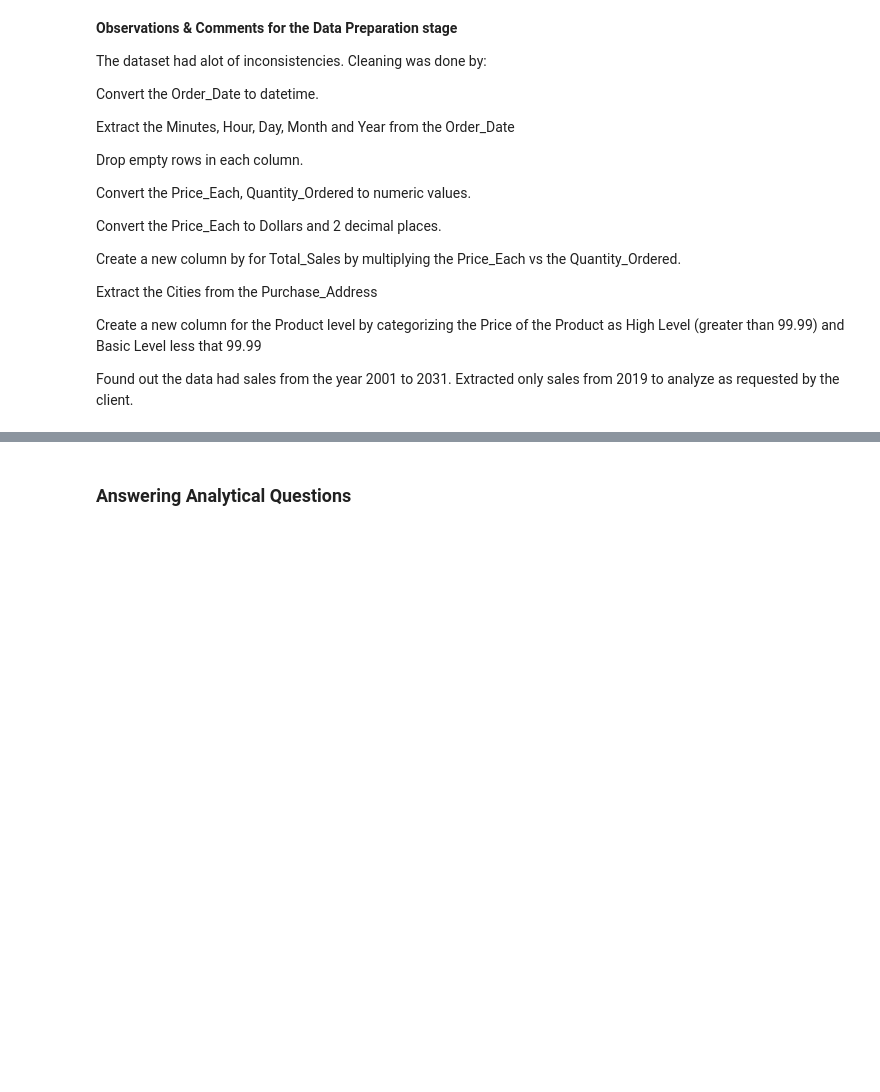
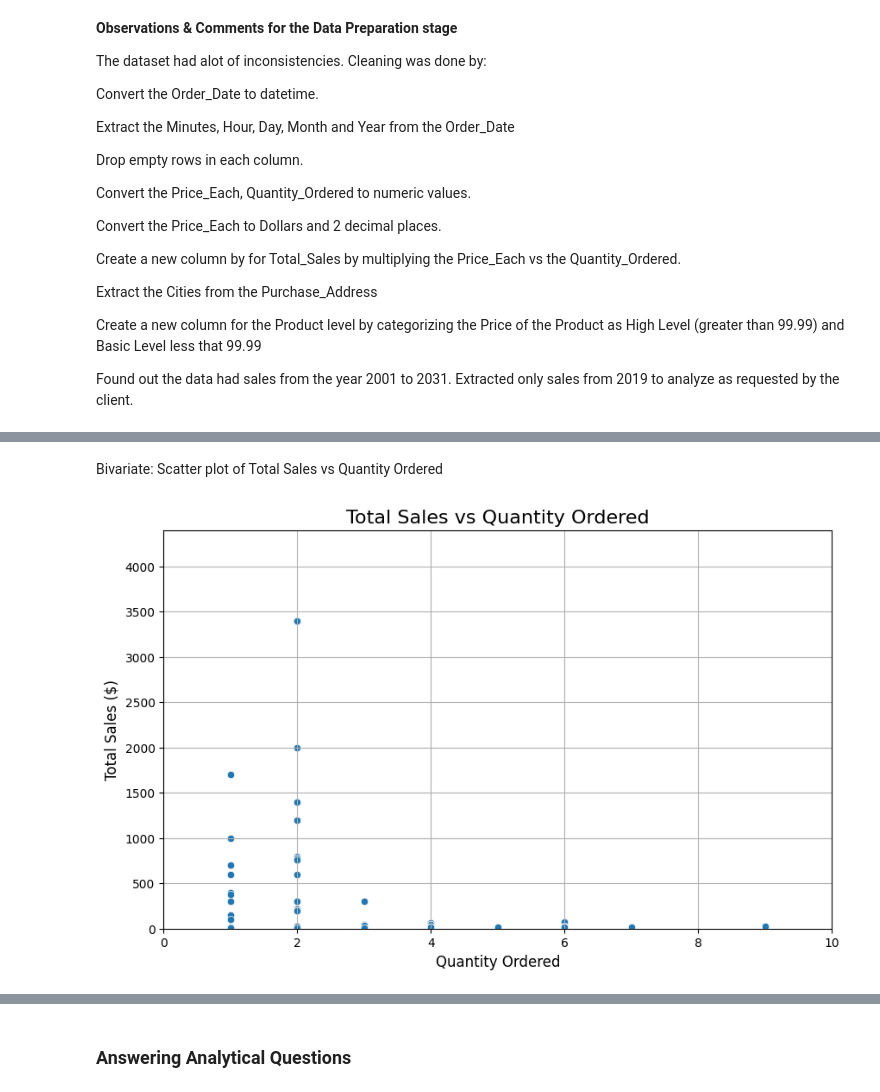
Before and after one commit to Njuraita/Bay-Technologies-BI-Solution, a Jupyter notebook: main.ipynb, the cells around one changed output, grey strips where cells are left out. Cells and saved outputs as stored; diff of their text form; code cells hidden in the pictures; blank space fills up the shorter version.

```diff
--- a/main.ipynb
+++ b/main.ipynb
@@ -690,0 +784,23 @@ Found out the data had sales from the year 2001 to 2031. Extracted only sales fr
+# %% [markdown]
+Bivariate: Scatter plot of Total Sales vs Quantity Ordered
+# %%
+# Set plot size
+plt.figure(figsize=(10, 6))
+
+# Create a scatter plot of Total Sales vs Quantity Ordered
+scatter_plot = sns.scatterplot(x='Quantity_Ordered', y='Total_Sales', data=Final_Sales_2019)
+
+# Customize the layout
+plt.title('Total Sales vs Quantity Ordered', fontsize=16)
+plt.xlabel('Quantity Ordered', fontsize=12)
+plt.ylabel('Total Sales ($)', fontsize=12)
+
+# Optional: Add grid and adjust plot limits for better visibility
+plt.grid(True)
+plt.xlim(0, Final_Sales_2019['Quantity_Ordered'].max() + 1)  # Adjust x-axis to fit data better
+plt.ylim(0, Final_Sales_2019['Total_Sales'].max() + 1000)  # Adjust y-axis for some padding
+
+# Show the scatter plot
+plt.show()
+# %% [output]
+[figure, added]
```
Also changed, not shown: parts of 39 cells of this notebook.
